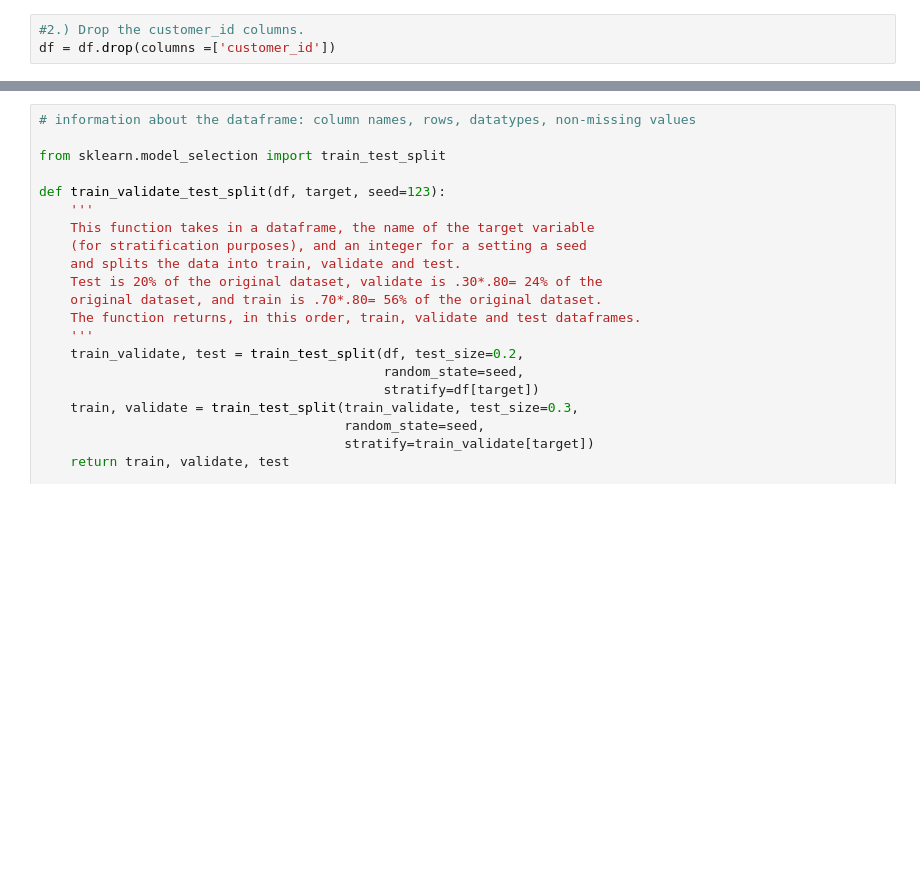
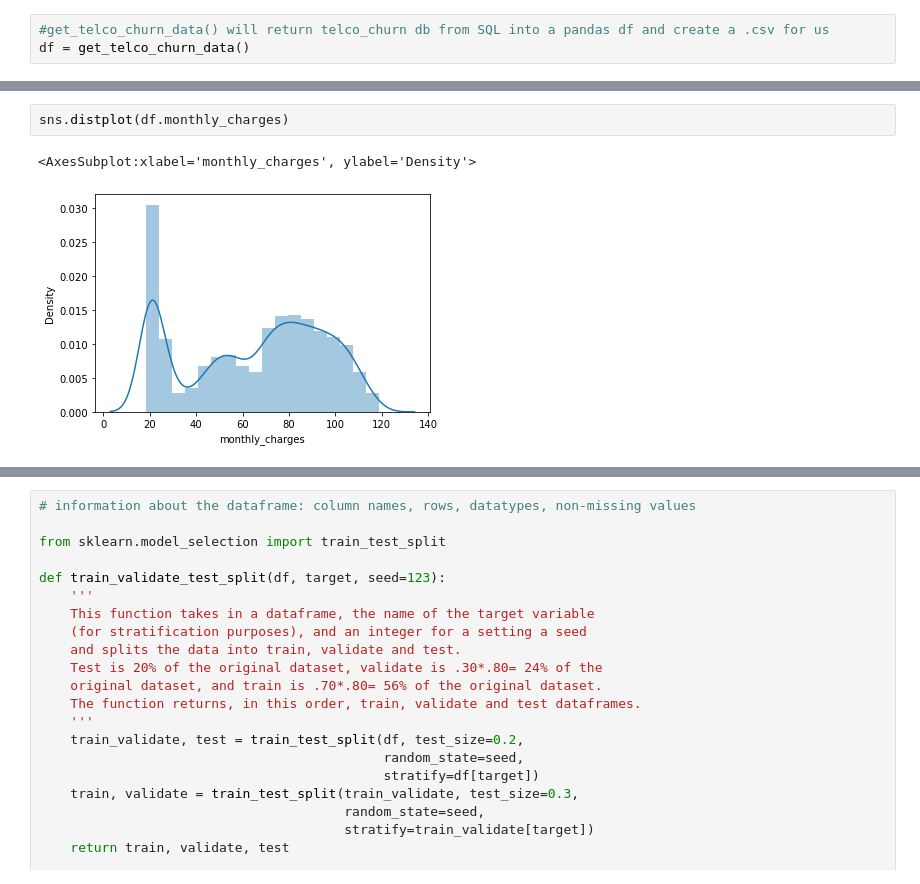
Before and after one commit to chriseverts/Telco_Classification_Project, a Jupyter notebook: first_notebook.ipynb, the cells around one changed output, grey strips where cells are left out. Drawn from its saved outputs; the diff is of its cells as text; blank space fills up the shorter version.

```diff
--- a/first_notebook.ipynb
+++ b/first_notebook.ipynb
@@ -41,3 +40,3 @@ df
 # %%
-#2.) Drop the customer_id columns.
-df = df.drop(columns =['customer_id'])
+#get_telco_churn_data() will return telco_churn db from SQL into a pandas df and create a .csv for us
+df = get_telco_churn_data()
@@ -43,0 +105,5 @@ df = df.drop(columns =['customer_id'])
+# %%
+sns.distplot(df.monthly_charges)
+# %% [output]
+<AxesSubplot:xlabel='monthly_charges', ylabel='Density'>
+[figure, added]
```
Also changed, not shown: parts of 16 cells of this notebook.
